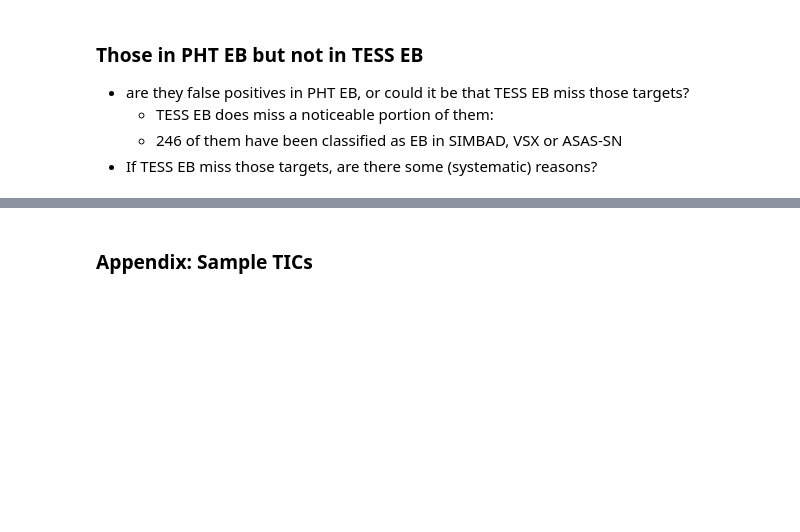
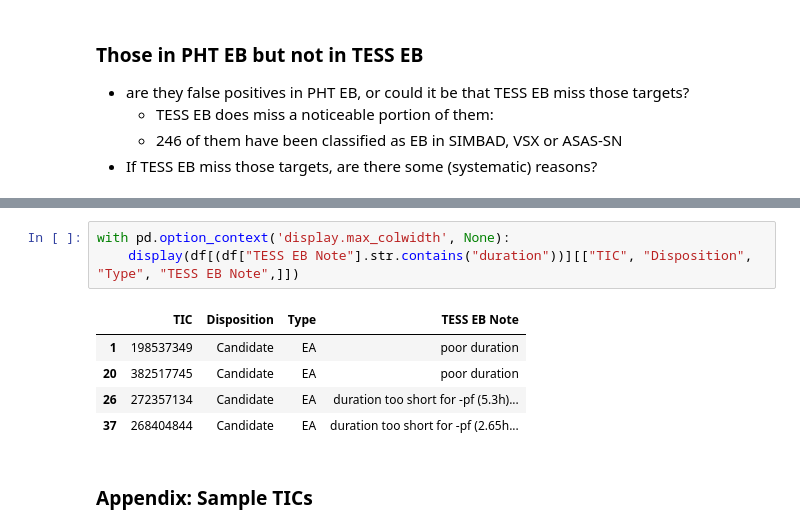
Before and after one commit to orionlee/pht_eb_stats2, a Jupyter notebook: src/dashboard_tesseb_comparison.ipynb, the cells around one changed output, grey strips where cells are left out. Cells and saved outputs as stored; diff of their text form; blank space fills up the shorter version.

Commit message:
Add details to TESS EB review (on NEB, durations, etc.)

```diff
--- a/src/dashboard_tesseb_comparison.ipynb
+++ b/src/dashboard_tesseb_comparison.ipynb
@@ -87,3 +168,12 @@ TODO:
+# %%
+with pd.option_context('display.max_colwidth', None):
+    display(df[(df["TESS EB Note"].str.contains("duration"))][["TIC", "Disposition", "Type", "TESS EB Note",]])
+# %% [output]
+|  | TIC | Disposition | Type | TESS EB Note |
+| 1 | 198537349 | Candidate | EA | poor duration |
+| 20 | 382517745 | Candidate | EA | poor duration |
+| 26 | 272357134 | Candidate | EA | duration too short for -pf (5.3h)... |
+| 37 | 268404844 | Candidate | EA | duration too short for -pf (2.65h... |
 # %% [markdown]
 ### Appendix: Sample TICs
 # %% [markdown]
```
Also changed, not shown: parts of 13 cells of this notebook, 1 other file.
